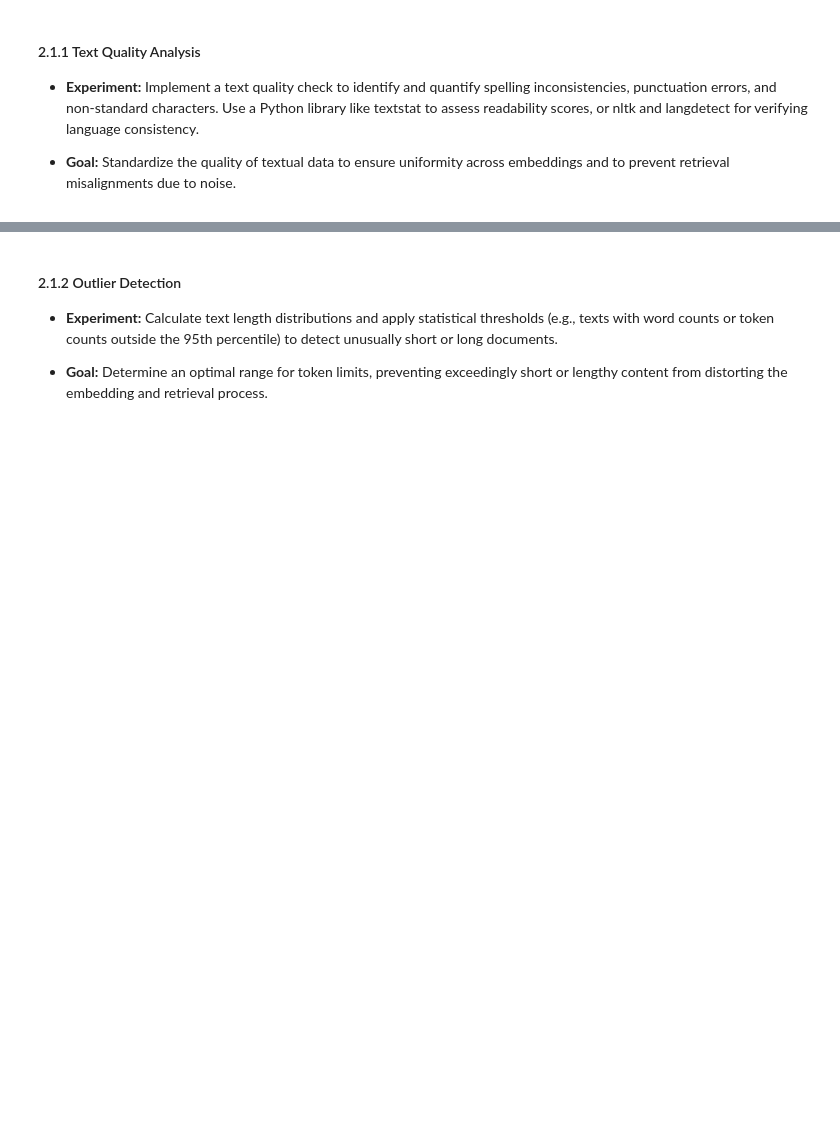
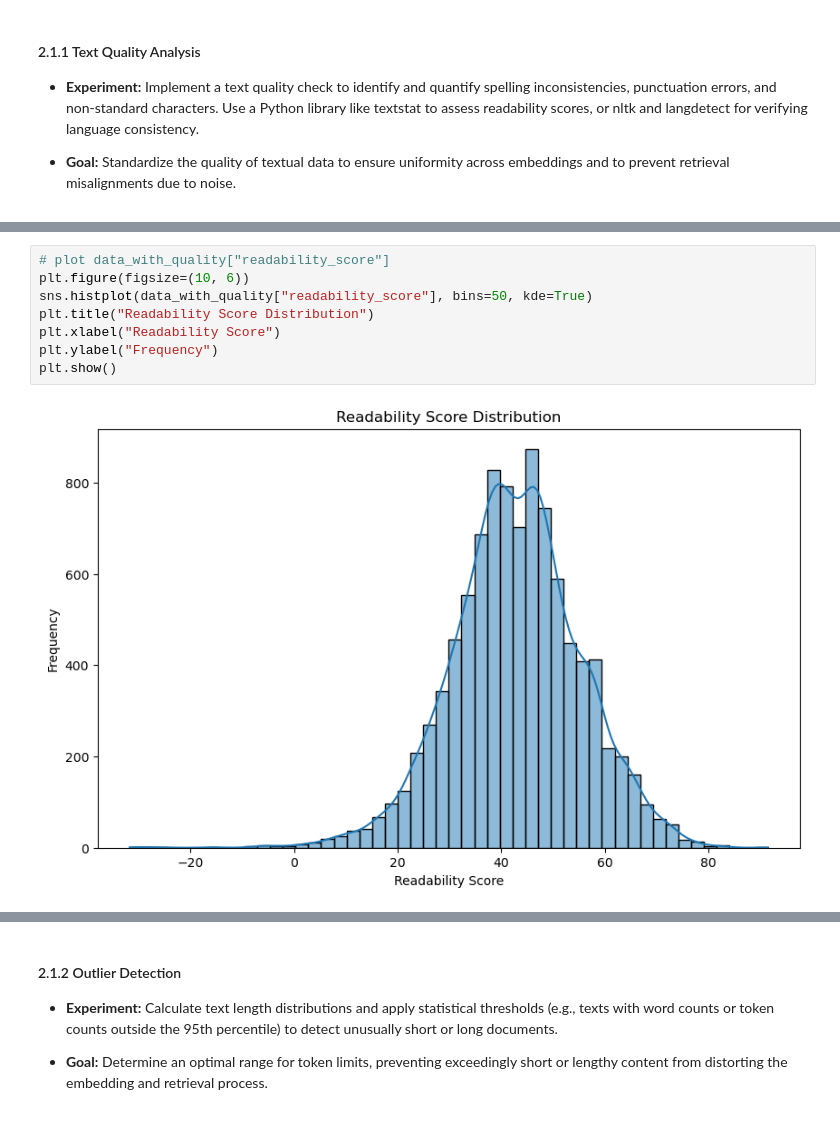
Before and after one commit to alexschillingfhnw/npr-mc1, a Jupyter notebook: src/data-analysis.ipynb, the cells around one changed output, grey strips where cells are left out. Saved outputs shown, nothing was run; the diff lists cells and outputs as text; blank space fills up the shorter version.

Commit message:
add text quality analysis

```diff
--- a/src/data-analysis.ipynb
+++ b/src/data-analysis.ipynb
@@ -58,0 +134,10 @@ Rigorous identification of potential errors in the dataset is crucial for mitiga
+# %%
+# plot data_with_quality["readability_score"]
+plt.figure(figsize=(10, 6))
+sns.histplot(data_with_quality["readability_score"], bins=50, kde=True)
+plt.title("Readability Score Distribution")
+plt.xlabel("Readability Score")
+plt.ylabel("Frequency")
+plt.show()
+# %% [output]
+[figure, added]
```
Also changed, not shown: parts of 5 cells of this notebook.
